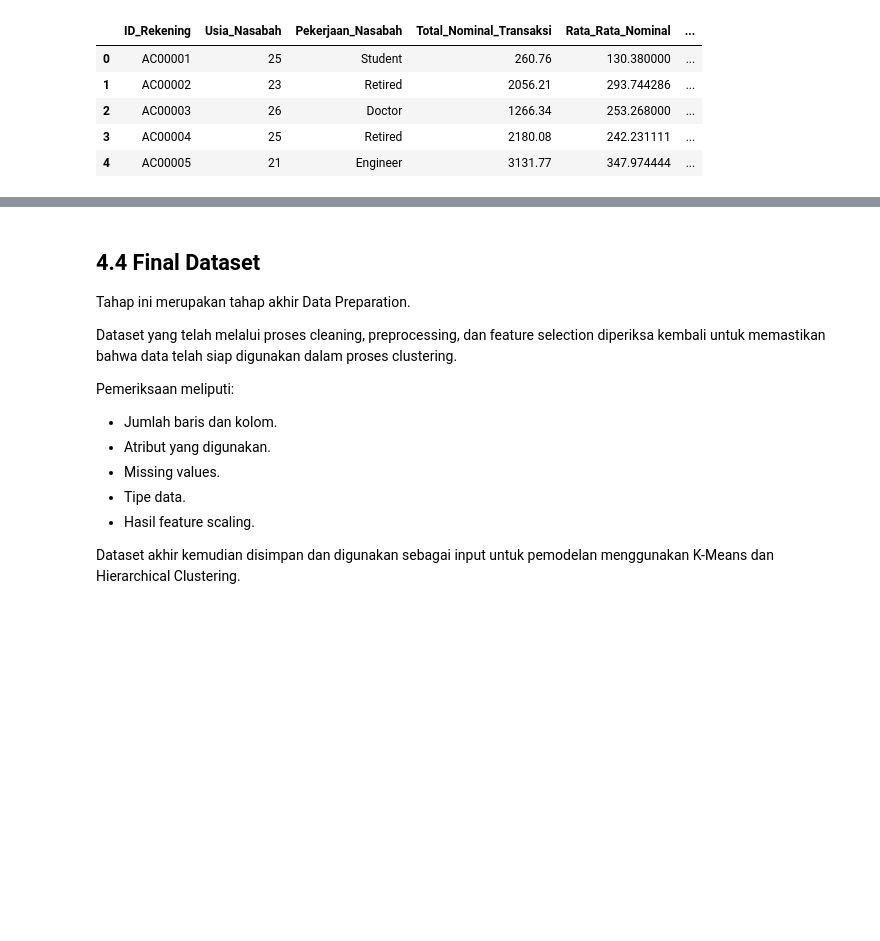
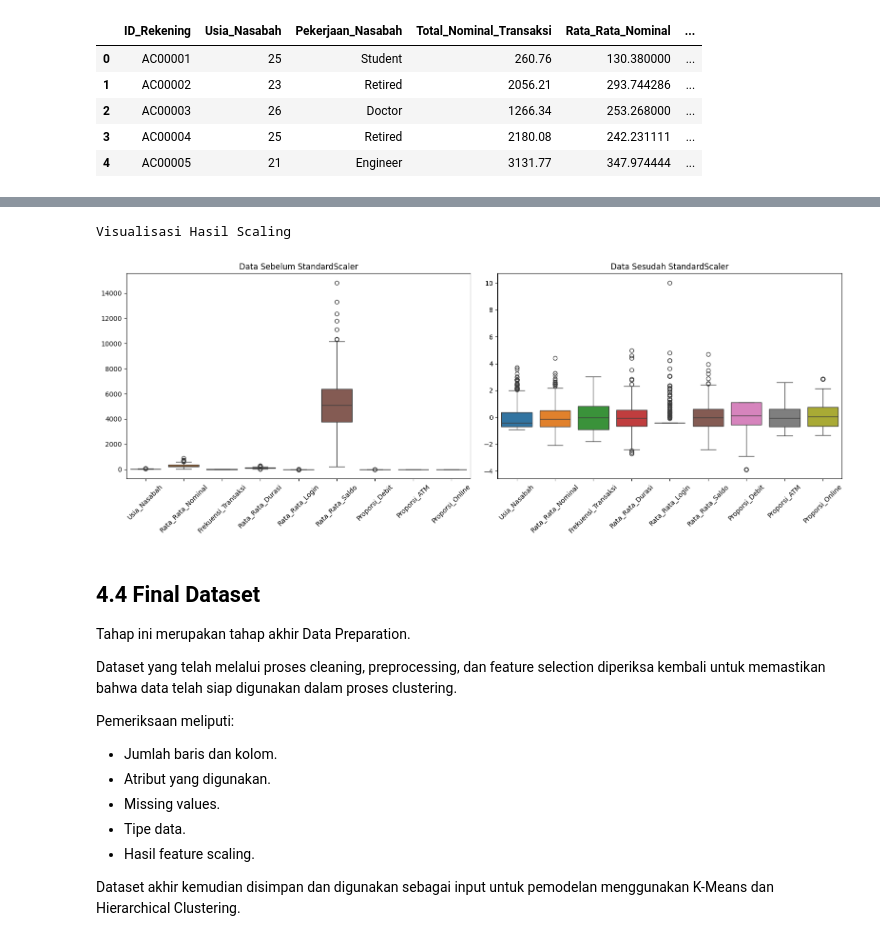
Before and after one commit to aulyarvlln/57_IF-E_Kimpul, a Jupyter notebook: ProyekDS.ipynb, the cells around one changed output, grey strips where cells are left out. Cells and saved outputs as stored; diff of their text form; code cells hidden in the pictures; blank space fills up the shorter version.

```diff
--- a/ProyekDS.ipynb
+++ b/ProyekDS.ipynb
@@ -529,0 +583,16 @@ unit analisis yang telah dipilih.
+# %%
+# Inisialisasi StandardScaler
+scaler = StandardScaler()
+
+# Melakukan feature scaling
+X_scaled = scaler.fit_transform(X)
+
+# Mengubah hasil scaling menjadi DataFrame
+df_scaled = pd.DataFrame(
+    X_scaled,
+    columns=selected_features,
+    index=X.index
+)
+
+print("Hasil Feature Scaling:")
+display(df_scaled.head())
@@ -530,3 +628,22 @@ unit analisis yang telah dipilih.
+# %%
+fig, axes = plt.subplots(1, 2, figsize=(16, 6))
+
+# Sebelum scaling
+sns.boxplot(data=X, ax=axes[0])
+axes[0].set_title("Data Sebelum StandardScaler")
+axes[0].tick_params(axis='x', rotation=45)
+
+# Sesudah scaling
+sns.boxplot(data=df_scaled, ax=axes[1])
+axes[1].set_title("Data Sesudah StandardScaler")
+axes[1].tick_params(axis='x', rotation=45)
+
+print("Visualisasi Hasil Scaling")
+plt.tight_layout()
+plt.show()
+# %% [output]
+Visualisasi Hasil Scaling
+[figure, added]
 # %% [markdown]
 ## 4.4 Final Dataset
 
```
Also changed, not shown: parts of 10 cells of this notebook.
